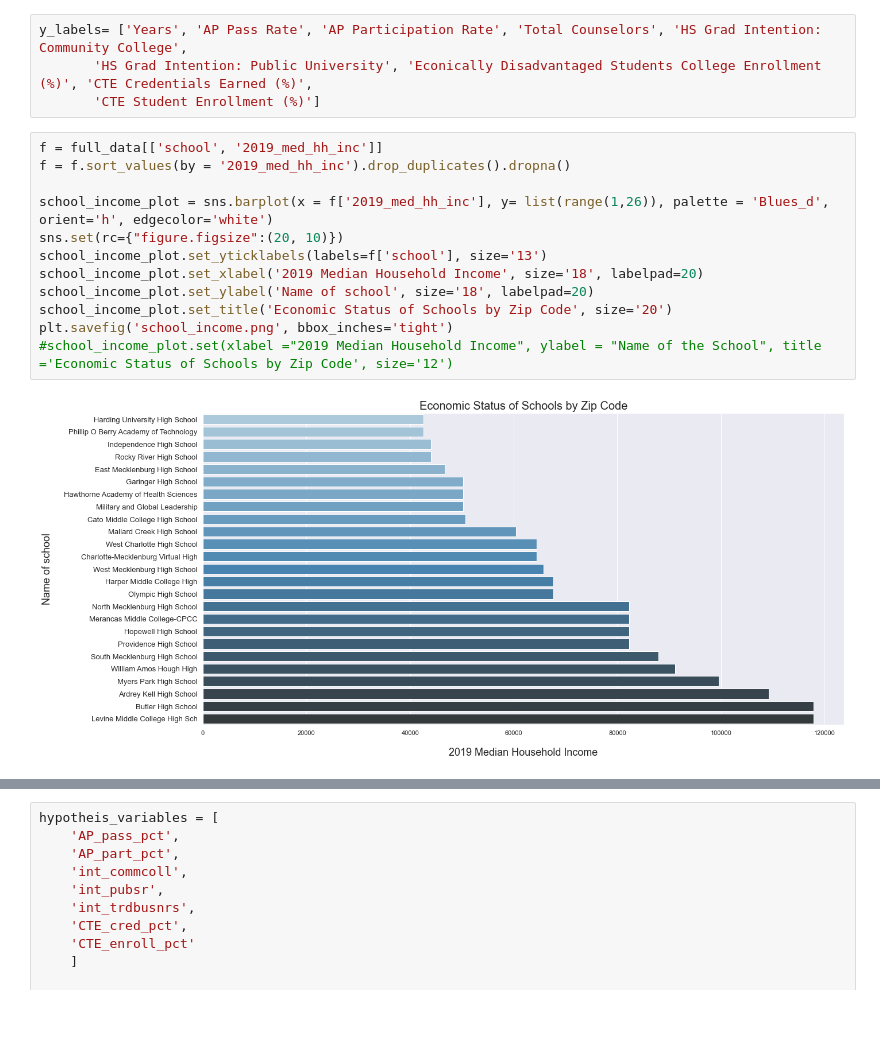
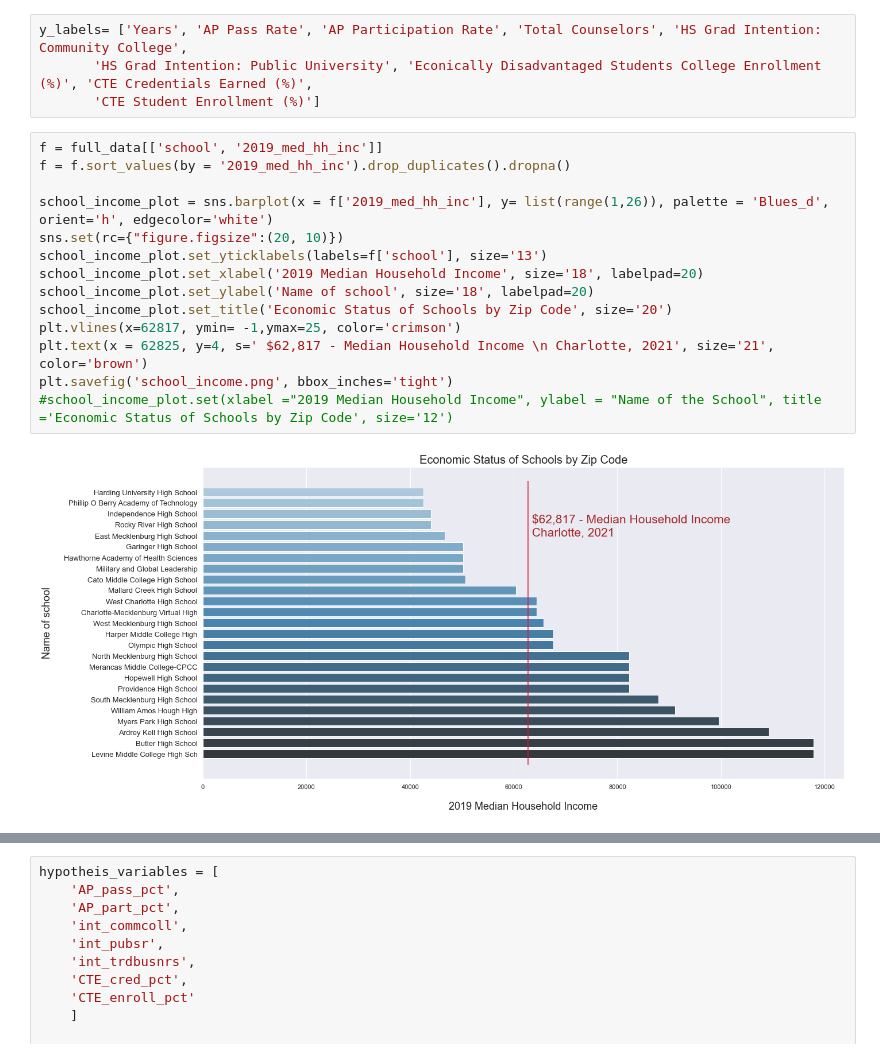
Before and after one commit to codypscott/DTSC4301, a Jupyter notebook: DataExploration.ipynb, the cells around one changed output, grey strips where cells are left out. Cells and saved outputs as stored; diff of their text form; blank space fills up the shorter version.

```diff
--- a/DataExploration.ipynb
+++ b/DataExploration.ipynb
@@ -134,14 +115,16 @@ y_labels= ['Years', 'AP Pass Rate', 'AP Participation Rate', 'Total Counselors',
 # %%
 f = full_data[['school', '2019_med_hh_inc']]
 f = f.sort_values(by = '2019_med_hh_inc').drop_duplicates().dropna()
 
 school_income_plot = sns.barplot(x = f['2019_med_hh_inc'], y= list(range(1,26)), palette = 'Blues_d', orient='h', edgecolor='white')
 sns.set(rc={"figure.figsize":(20, 10)})
 school_income_plot.set_yticklabels(labels=f['school'], size='13')
 school_income_plot.set_xlabel('2019 Median Household Income', size='18', labelpad=20)
 school_income_plot.set_ylabel('Name of school', size='18', labelpad=20)
 school_income_plot.set_title('Economic Status of Schools by Zip Code', size='20')
+plt.vlines(x=62817, ymin= -1,ymax=25, color='crimson')
+plt.text(x = 62825, y=4, s=' $62,817 - Median Household Income \n Charlotte, 2021', size='21', color='brown')
 plt.savefig('school_income.png', bbox_inches='tight')
 #school_income_plot.set(xlabel ="2019 Median Household Income", ylabel = "Name of the School", title ='Economic Status of Schools by Zip Code', size='12')
 # %% [output]
-[figure, old version]
+[figure, new version]
```
Also changed, not shown: parts of 6 cells of this notebook, 16 other files.
